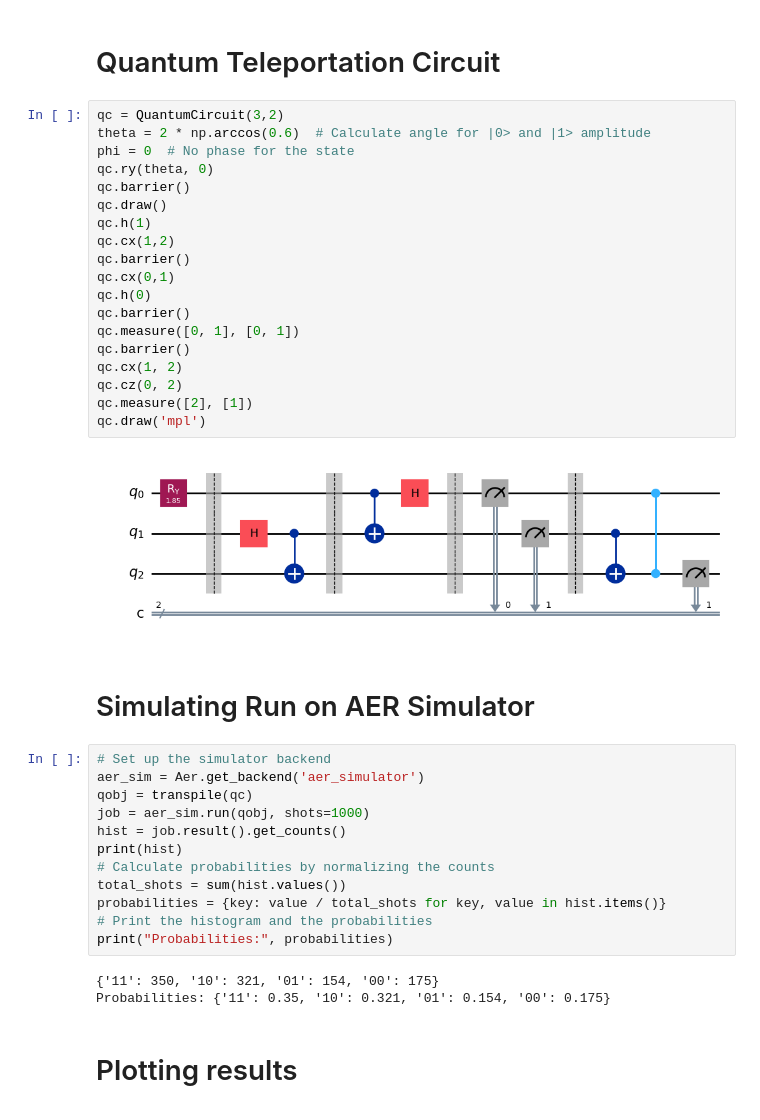
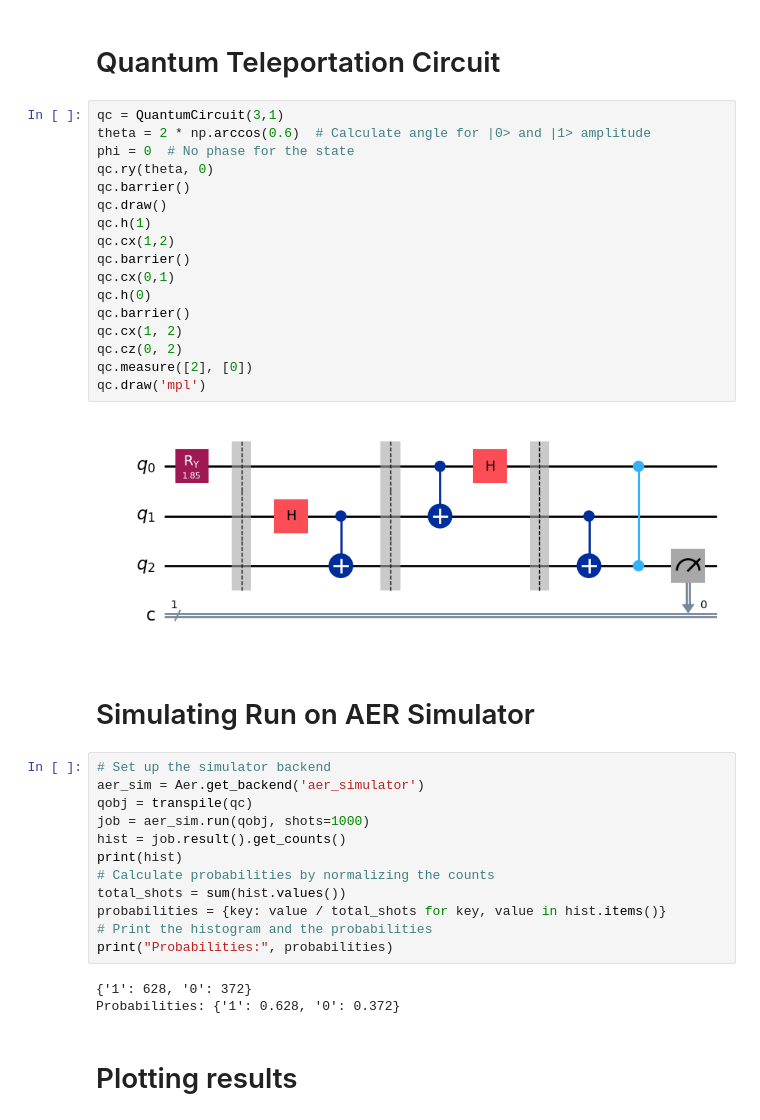
Before and after one commit to SiddharthMaverick/Quantum-Machine-Learning-Computational-Physics-Project, a Jupyter notebook: QML_Assignment1.ipynb, the cells around one changed output. Drawn from its saved outputs; the diff is of its cells as text.

```diff
--- a/QML_Assignment1.ipynb
+++ b/QML_Assignment1.ipynb
@@ -24,26 +24,24 @@ mapped_observables = [observable.apply_layout(layout) for observable in observab
 # %% [markdown]
 # Quantum Teleportation Circuit
 # %%
-qc = QuantumCircuit(3,2)
+qc = QuantumCircuit(3,1)
 theta = 2 * np.arccos(0.6)  # Calculate angle for |0> and |1> amplitude
 phi = 0  # No phase for the state
 qc.ry(theta, 0)
 qc.barrier()
 qc.draw()
 qc.h(1)
 qc.cx(1,2)
 qc.barrier()
 qc.cx(0,1)
 qc.h(0)
 qc.barrier()
-qc.measure([0, 1], [0, 1])
-qc.barrier()
 qc.cx(1, 2)
 qc.cz(0, 2)
-qc.measure([2], [1])
+qc.measure([2], [0])
 qc.draw('mpl')
 # %% [output]
-[figure, old version]
+[figure, new version]
 # %% [markdown]
 # Simulating Run on AER Simulator
 # %%
@@ -59,8 +57,8 @@ probabilities = {key: value / total_shots for key, value in hist.items()}
 # Print the histogram and the probabilities
 print("Probabilities:", probabilities)
 # %% [output]
-{'11': 350, '10': 321, '01': 154, '00': 175}
-Probabilities: {'11': 0.35, '10': 0.321, '01': 0.154, '00': 0.175}
+{'1': 628, '0': 372}
+Probabilities: {'1': 0.628, '0': 0.372}
 # %% [markdown]
 # Plotting results
 # %%
```
Also changed, not shown: parts of 11 cells of this notebook.
